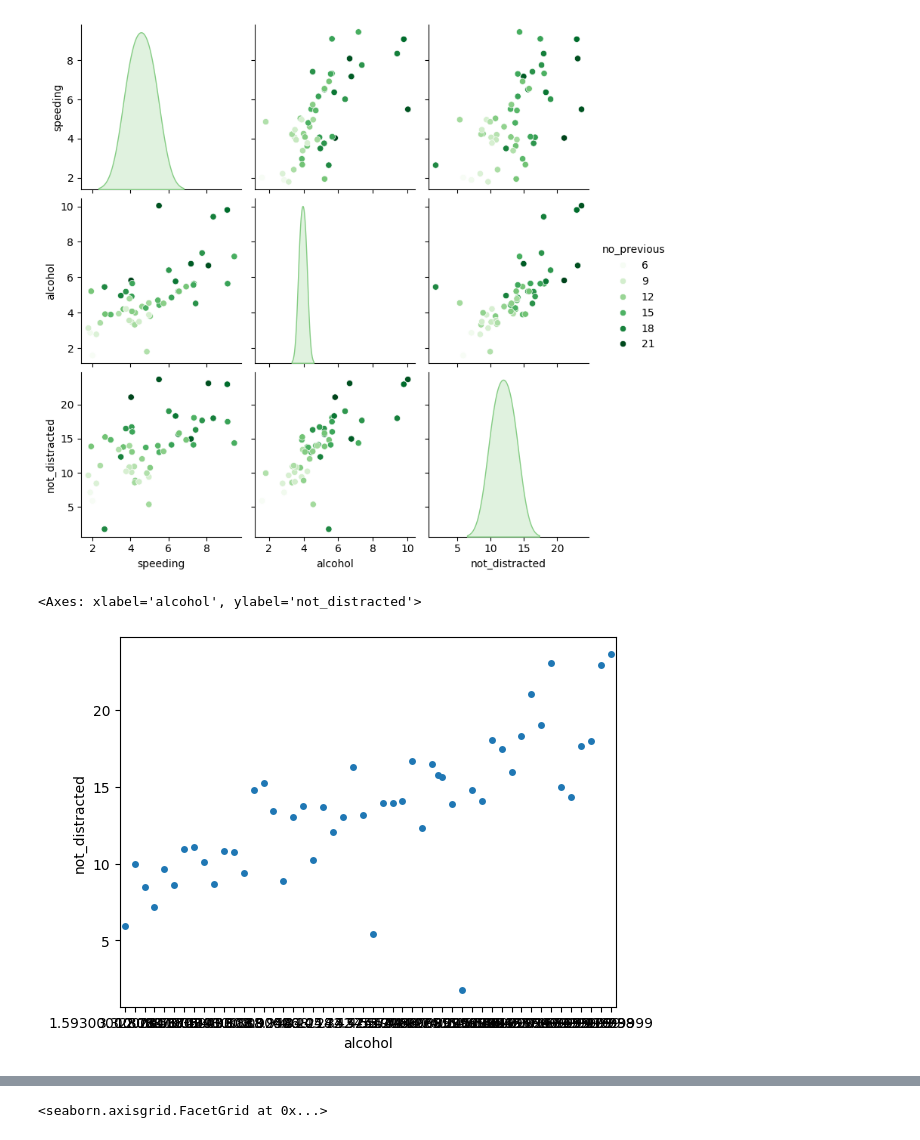
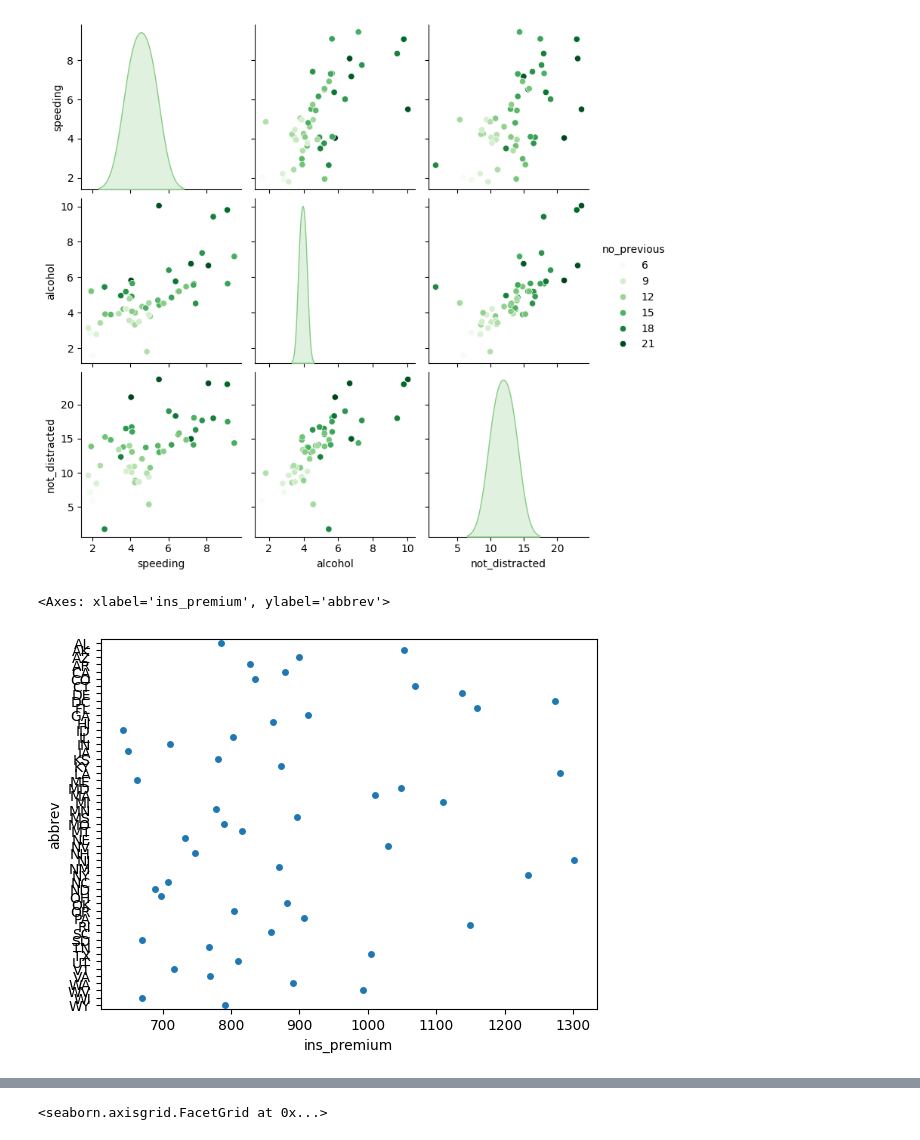
Before and after one commit to Sameerverma32/python, a Jupyter notebook: Data Structure/Analysis/seaborn.ipynb, the cells around one changed output, grey strips where cells are left out. Cells and saved outputs as stored; diff of their text form; code cells hidden in the pictures.

```diff
--- a/Data Structure/Analysis/seaborn.ipynb
+++ b/Data Structure/Analysis/seaborn.ipynb
@@ -238,10 +238,10 @@ plt.show()
 # %% [output]
 [figure]
 # %%
-sns.swarmplot(df, y='not_distracted', x='alcohol',)
+sns.swarmplot(df, y='abbrev', x='ins_premium')
 # %% [output]
-<Axes: xlabel='alcohol', ylabel='not_distracted'>
+<Axes: xlabel='ins_premium', ylabel='abbrev'>
-[figure, old version]
+[figure, new version]
 # %%
 sns.regplot(df, x='alcohol', y='speeding')
 # %% [output]
```
Also changed, not shown: parts of 1 cell of this notebook.
